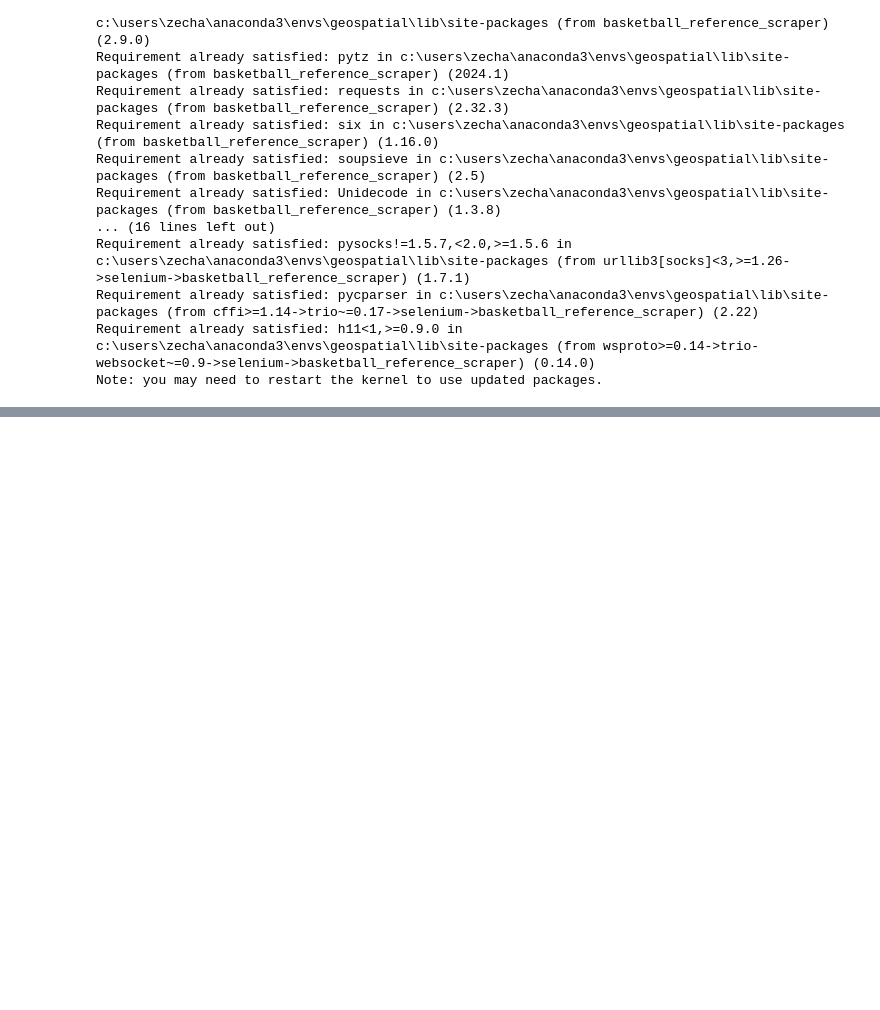
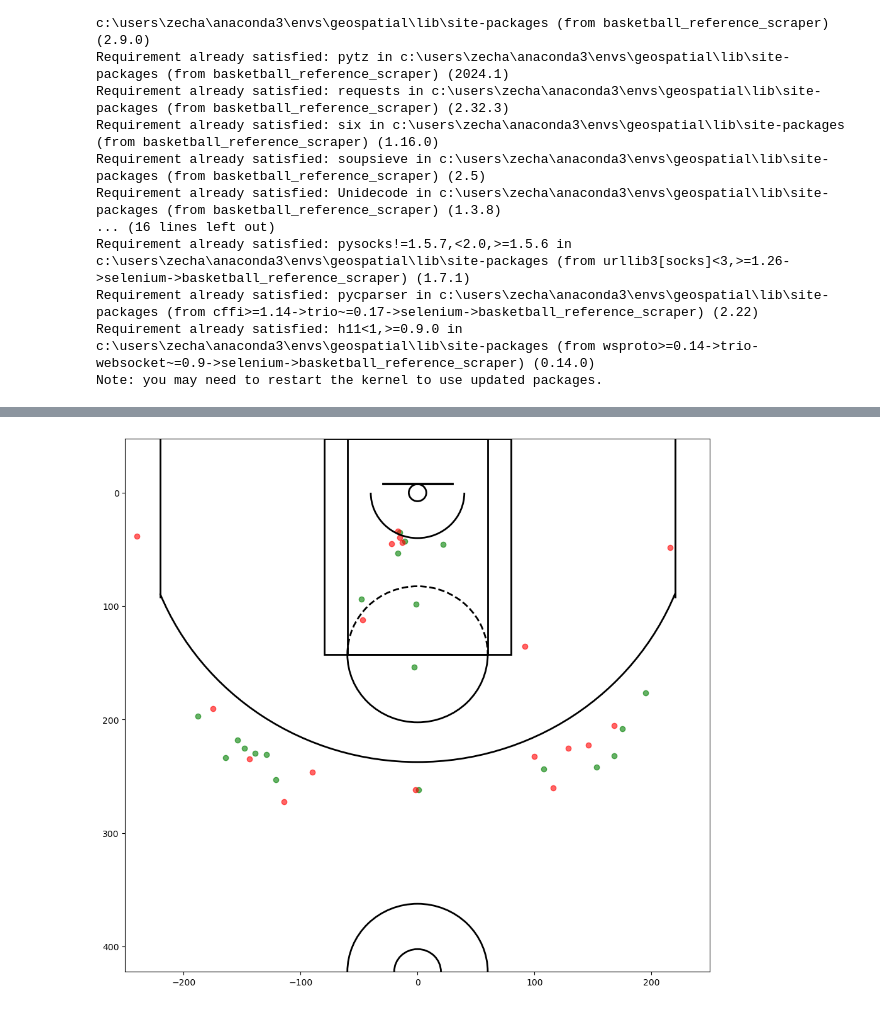
Before and after one commit to Zavello/capstone_DA12_NBA, a Jupyter notebook: notebooks/low_eff_shot_chart.ipynb, the cells around one changed output, grey strips where cells are left out. Cells and saved outputs as stored; diff of their text form; code cells hidden in the pictures; blank space fills up the shorter version.

```diff
--- a/notebooks/low_eff_shot_chart.ipynb
+++ b/notebooks/low_eff_shot_chart.ipynb
@@ -62,0 +141,18 @@ least_efficient
+# %%
+j1 = get_shot_chart('2023-11-06', 'DEN', 'NOP')
+j1 = j1['DEN']
+j1 = j1[j1['PLAYER'] == 'Julian Strawther']
+j2 = get_shot_chart('2023-12-11', 'DEN', 'ATL')
+j2 = j2['DEN']
+j2 = j2[j2['PLAYER'] == 'Julian Strawther']
+j3 = get_shot_chart('2023-12-12', 'DEN', 'CHI')
+j3 = j3['DEN']
+j3 = j3[j3['PLAYER'] == 'Julian Strawther']
+julianshots = pd.concat([j1,j2,j3])
+julianshots['x'] = julianshots['x'].str.replace(' ft', '')
+julianshots['x'] = pd.to_numeric(julianshots['x'], errors='coerce')
+julianshots['y'] = julianshots['y'].str.replace(' ft', '')
+julianshots['y'] = pd.to_numeric(julianshots['y'], errors='coerce')
+julianshots['x'] = 10 * (julianshots.x - 25)
+julianshots['y'] = 9.2 * julianshots.y
+julianshots.head()
@@ -62,0 +166,3 @@ least_efficient
+# %%
+jmade_shots = julianshots[julianshots['MAKE_MISS'] == 'MAKE']
+jmissed_shots = julianshots[julianshots['MAKE_MISS'] == 'MISS']
@@ -62,0 +309,13 @@ least_efficient
+# %%
+plt.figure(figsize=(12,11))
+#plt.scatter(victor.x, victor.y)
+plt.scatter(jmade_shots['x'], jmade_shots['y'], color='green', label='Made Shot', alpha=0.6)
+plt.scatter(jmissed_shots['x'], jmissed_shots['y'], color='red', label='Missed Shot', alpha=0.6)
+draw_court()
+# Descending values along the axis from left to right
+plt.xlim(-250,250)
+plt.ylim(422.5,-47.5)
+plt.savefig(r'C:\da12\projects\capstone\capstone_DA12_NBA\julian_shots.jpg')
+plt.show()
+# %% [output]
+[figure, added]
```
Also changed, not shown: parts of 16 cells of this notebook, 9 other files.
